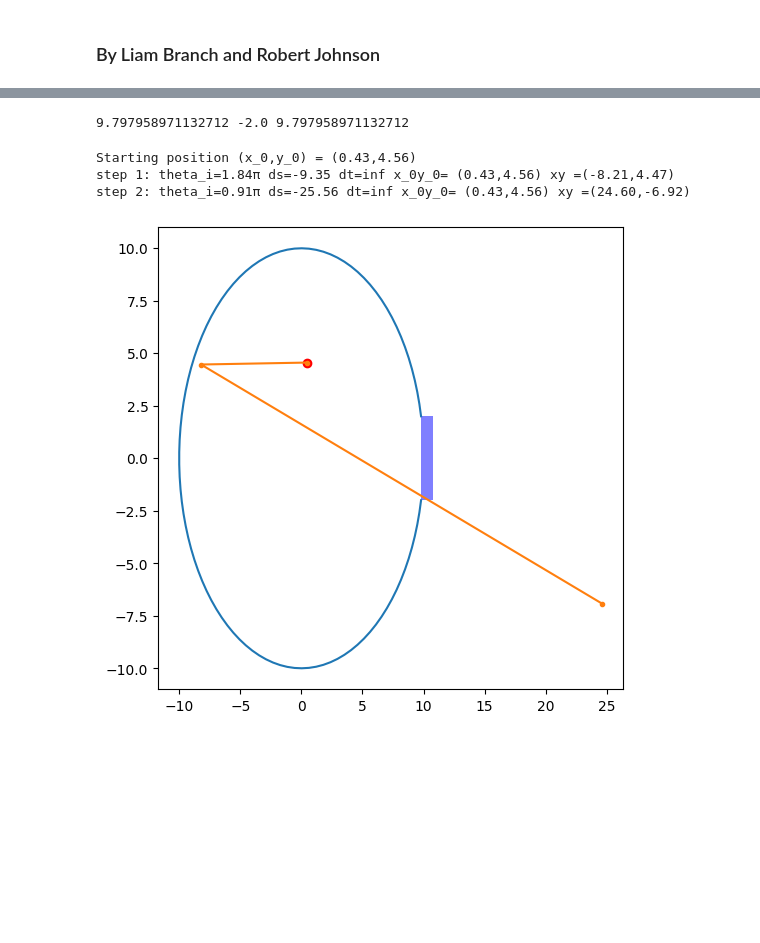
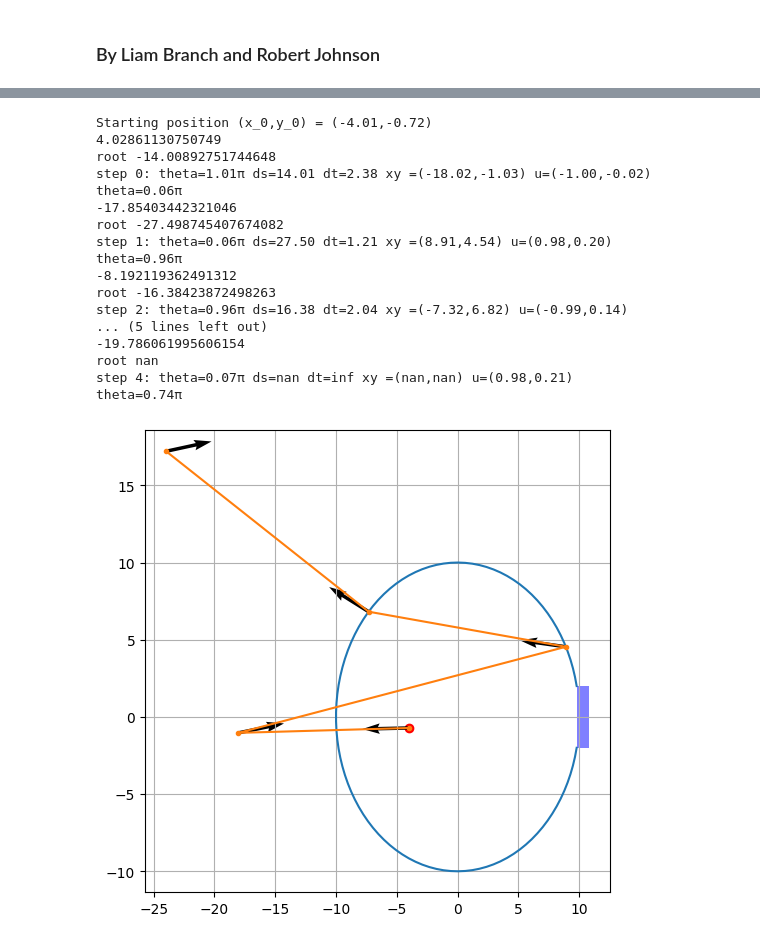
Before and after one commit to llbranch/Monte-Python, a Jupyter notebook: Monte Carlo AESOP-Lite.ipynb, the cells around one changed output, grey strips where cells are left out. Cells and saved outputs as stored; diff of their text form; code cells hidden in the pictures; blank space fills up the shorter version.

Commit message:
2-16: need more adjusting on the distance formula and reflection angle caluclation

```diff
--- a/Monte Carlo AESOP-Lite.ipynb
+++ b/Monte Carlo AESOP-Lite.ipynb
@@ -20,11 +29,21 @@ theta_lim = np.arcsin(width/scint_radius)
 # Position of PMT
 x = width/np.tan(theta_lim) # thetax_0
 y = -width
-print(x,y, width/np.tan(theta))
 # Main Scintillator angles
 theta_scint = np.linspace(theta_lim,2*np.pi-theta_lim, 100)
-# %% [output]
-9.797958971132712 -2.0 9.797958971132712
+# %%
+def distance_solver(v, point_pos, center, radius):
+    print("v",v,"CP",point_pos,"radius",radius)
+    CP = center-point_pos
+    OC = center # - (0,0)
+    v = v*-1 if np.dot(v,CP) < 0 else v # make sure vectors v and OP are in same half space\
+    print(v)
+    n = np.cross(v, CP,axisc=2)                 # orthogonal with plane of intersection points and line passing through center
+    print(CP,v, "n",n)
+    perp = normalize(np.cross(v, n)) if np.array(n).ndim > 2 else normalize(v*n)    # perp is parallel to line of intersection and orthogonal to v and n
+    Q2P = OC-radius*perp
+    cosalpha = np.dot(perp, normalize(Q2P))
+    return np.sqrt(np.sum((radius*perp + (radius/cosalpha)*normalize(Q2P))**2))
 # %%
 def normalize(x):
     x /= np.linalg.norm(x)
@@ -82,17 +84,34 @@ def photon_reflection(theta, cur_point, plane, n_vec, E):
 # %%
 # Plot
 fig0, ax0 = plt.subplots(figsize=(6,6))
-ax0.plot(scint_radius*np.cos(theta0), scint_radius*np.sin(theta0))
+ax0.plot(scint_radius*np.cos(theta_scint), scint_radius*np.sin(theta_scint))
 r = random.uniform(0,2*np.pi)
-random_track = (np.random.random()*scint_radius*np.cos(r), np.random.random()*scint_radius*np.sin(r)) # x, y
+maxdist = np.random.random()*scint_radius
+random_track = (maxdist*np.cos(r), maxdist*np.sin(r)) # x, y
 ax0.scatter(random_track[0],random_track[1], color='red', marker='o')
-tracks = scintillator_monte_carlo(random_track[0],random_track[1], 100, 10, 2, 0.2)
 pmt_window = plt.Rectangle((x,y), length_pmt_window, width_pmt_window, fc='blue', alpha=0.5)
 ax0.add_patch(pmt_window)
+tracks = scintillator_monte_carlo(random_track[0],random_track[1], E=100, scint_radius=10, N_max=5, dt=0.2)
+ax0.quiver(tracks[:,0],tracks[:,1], tracks[:,2], tracks[:,3],scale=10)
 ax0.plot(tracks[:,0],tracks[:,1], color='C1', marker='.')
+ax0.grid(True)
 plt.show()
 # %% [output]
-Starting position (x_0,y_0) = (0.43,4.56)
-step 1: theta_i=1.84π ds=-9.35 dt=inf x_0y_0= (0.43,4.56) xy =(-8.21,4.47)
-step 2: theta_i=0.91π ds=-25.56 dt=inf x_0y_0= (0.43,4.56) xy =(24.60,-6.92)
+Starting position (x_0,y_0) = (-4.01,-0.72)
+4.02861130750749
+root -14.00892751744648
+step 0: theta=1.01π ds=14.01 dt=2.38 xy =(-18.02,-1.03) u=(-1.00,-0.02)
+theta=0.06π
+-17.85403442321046
+root -27.498745407674082
+step 1: theta=0.06π ds=27.50 dt=1.21 xy =(8.91,4.54) u=(0.98,0.20)
+theta=0.96π
+-8.192119362491312
+root -16.38423872498263
+step 2: theta=0.96π ds=16.38 dt=2.04 xy =(-7.32,6.82) u=(-0.99,0.14)
+... (5 lines left out)
+-19.786061995606154
+root nan
+step 4: theta=0.07π ds=nan dt=inf xy =(nan,nan) u=(0.98,0.21)
+theta=0.74π
-[figure, old version]
+[figure, new version]
```
Also changed, not shown: parts of 2 cells of this notebook.
